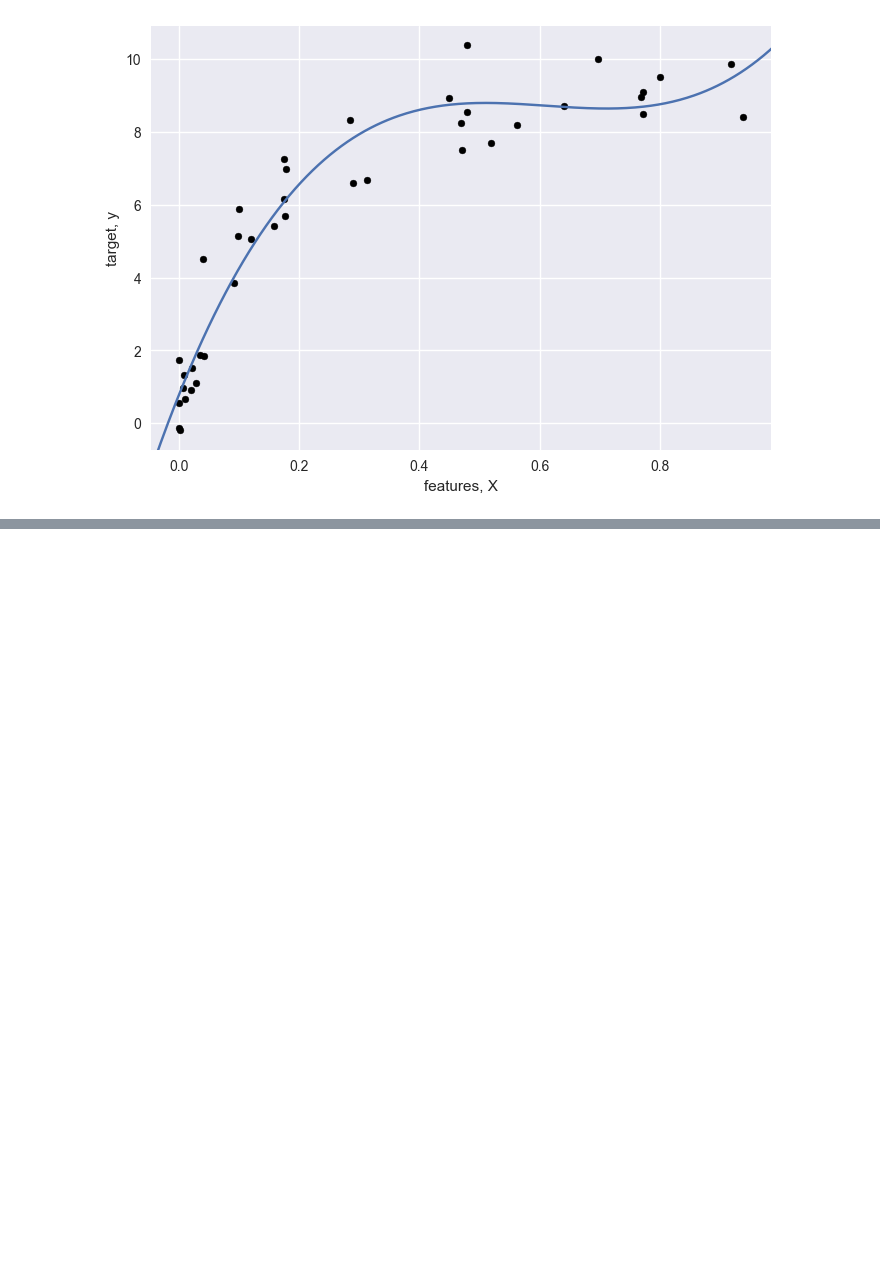
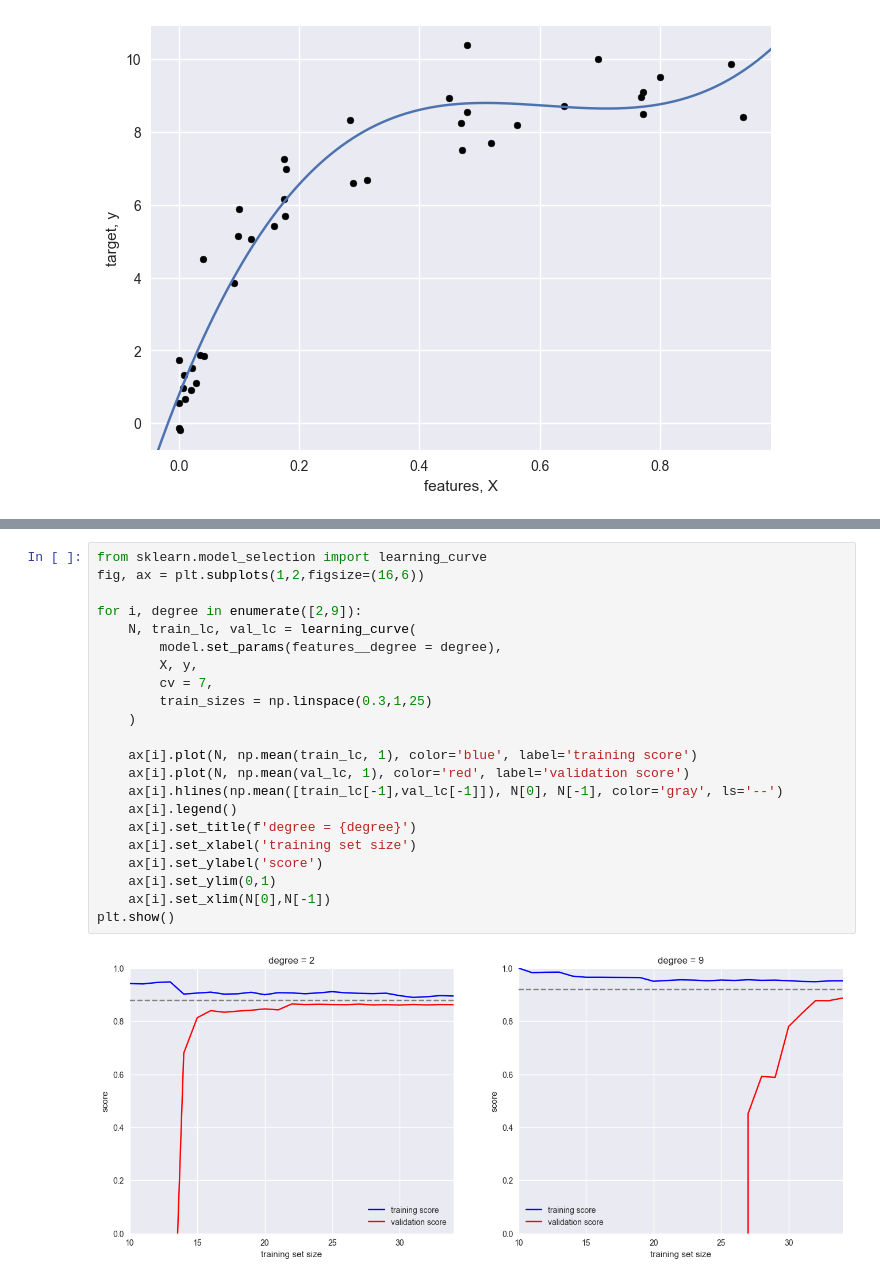
Before and after one commit to svd-jelo/IBM-Data-Science-Specialization, a Jupyter notebook: Course-9_Machine-Learning/notebooks/NB2_Hyperparameters-and-Model-Validation.ipynb, the cells around one changed output, grey strips where cells are left out. Saved outputs shown, nothing was run; the diff lists cells and outputs as text; blank space fills up the shorter version.

```diff
--- a/Course-9_Machine-Learning/notebooks/NB2_Hyperparameters-and-Model-Validation.ipynb
+++ b/Course-9_Machine-Learning/notebooks/NB2_Hyperparameters-and-Model-Validation.ipynb
@@ -227,0 +277,24 @@ plt.show()
+# %%
+from sklearn.model_selection import learning_curve
+fig, ax = plt.subplots(1,2,figsize=(16,6))
+
+for i, degree in enumerate([2,9]):
+    N, train_lc, val_lc = learning_curve(
+        model.set_params(features__degree = degree),
+        X, y,
+        cv = 7,
+        train_sizes = np.linspace(0.3,1,25)
+    )
+
+    ax[i].plot(N, np.mean(train_lc, 1), color='blue', label='training score')
+    ax[i].plot(N, np.mean(val_lc, 1), color='red', label='validation score')
+    ax[i].hlines(np.mean([train_lc[-1],val_lc[-1]]), N[0], N[-1], color='gray', ls='--')
+    ax[i].legend()
+    ax[i].set_title(f'degree = {degree}')
+    ax[i].set_xlabel('training set size')
+    ax[i].set_ylabel('score')
+    ax[i].set_ylim(0,1)
+    ax[i].set_xlim(N[0],N[-1])
+plt.show()
+# %% [output]
+[figure, added]
```
Also changed, not shown: parts of 8 cells of this notebook, 1 other file.
